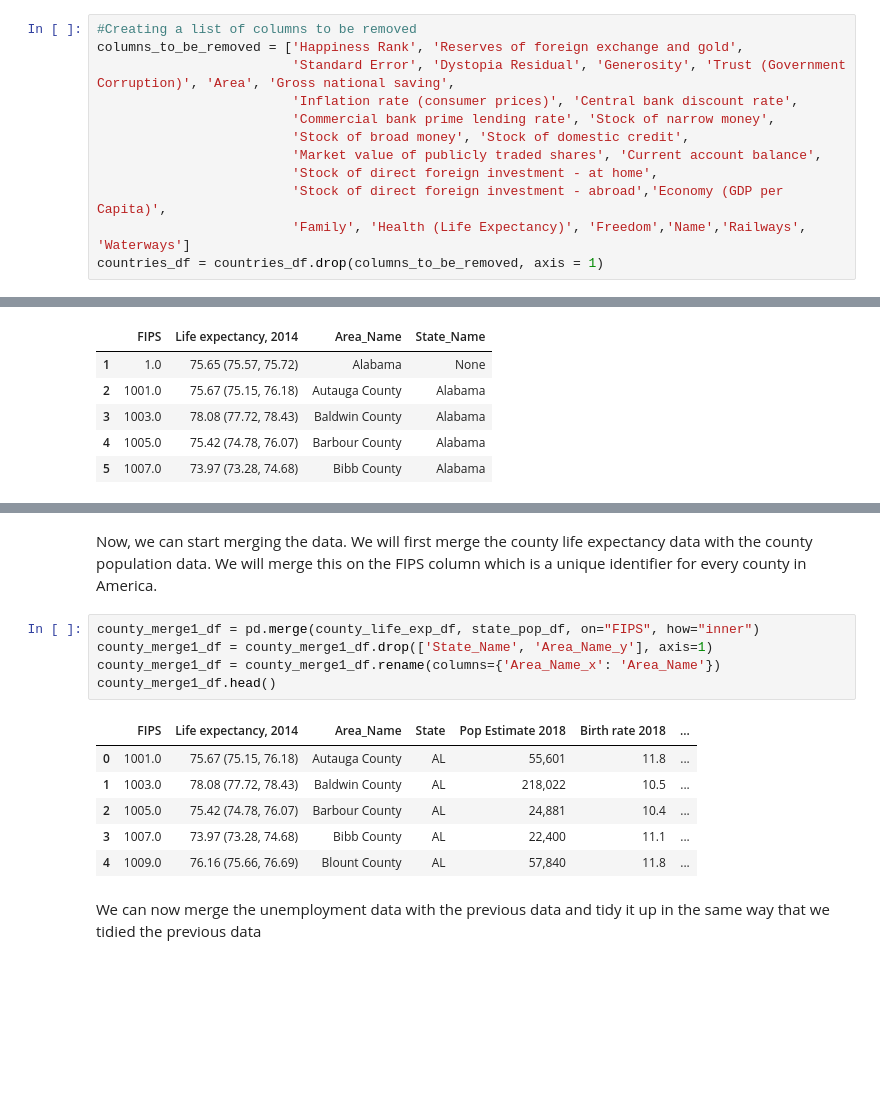
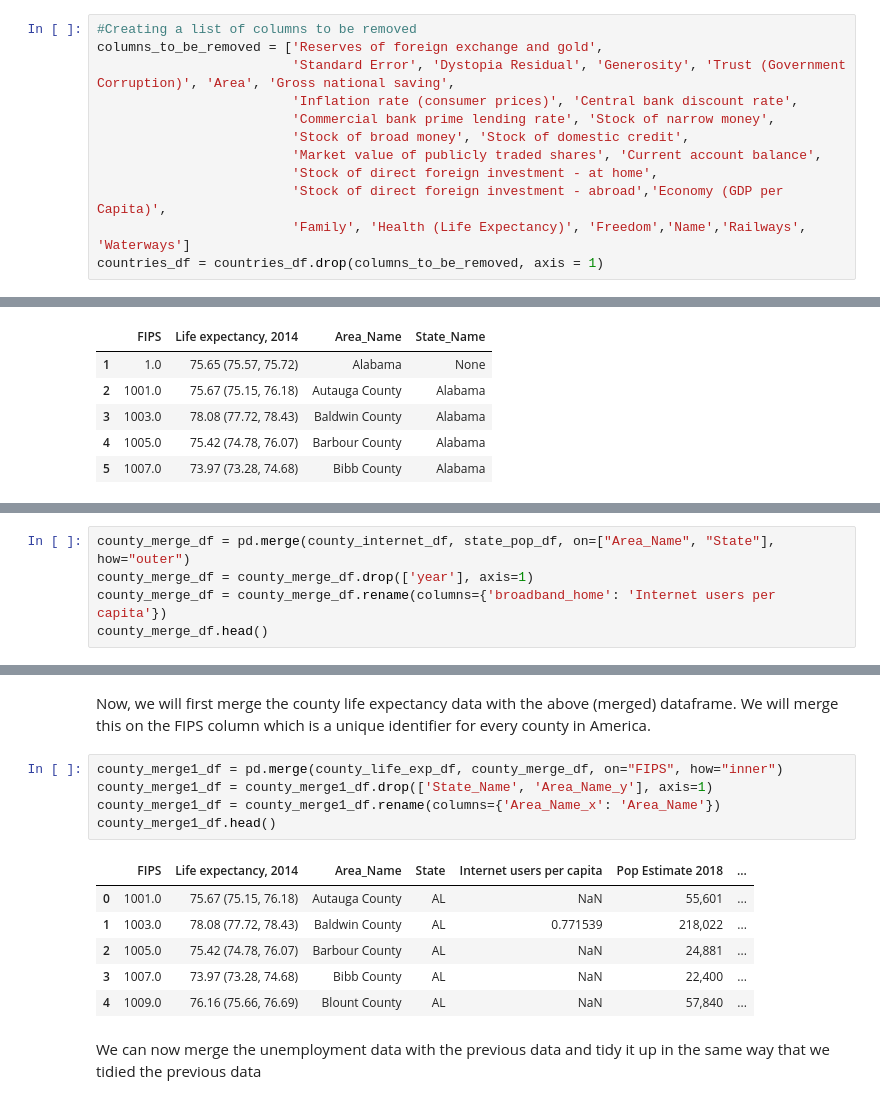
Before and after one commit to mcatalano26/Data-Science-Final-Project, a Jupyter notebook: Data Wrangling.ipynb, the cells around one changed output, grey strips where cells are left out. Cells and saved outputs as stored; diff of their text form; blank space fills up the shorter version.

```diff
--- a/Data Wrangling.ipynb
+++ b/Data Wrangling.ipynb
@@ -156,6 +202,6 @@ The first step will be to remove all the columns that we won't be looking at. We
 # %%
 #Creating a list of columns to be removed
-columns_to_be_removed = ['Happiness Rank', 'Reserves of foreign exchange and gold',
+columns_to_be_removed = ['Reserves of foreign exchange and gold',
                          'Standard Error', 'Dystopia Residual', 'Generosity', 'Trust (Government Corruption)', 'Area', 'Gross national saving',
                          'Inflation rate (consumer prices)', 'Central bank discount rate',
                          'Commercial bank prime lending rate', 'Stock of narrow money',
@@ -365,0 +495,5 @@ county_life_exp_df.head()
+# %%
+county_merge_df = pd.merge(county_internet_df, state_pop_df, on=["Area_Name", "State"], how="outer")
+county_merge_df = county_merge_df.drop(['year'], axis=1)
+county_merge_df = county_merge_df.rename(columns={'broadband_home': 'Internet users per capita'})
+county_merge_df.head()
@@ -366,17 +507,17 @@ county_life_exp_df.head()
 # %% [markdown]
-Now, we can start merging the data. We will first merge the county life expectancy data with the county population data. We will merge this on the FIPS column which is a unique identifier for every county in America.
+Now, we will first merge the county life expectancy data with the above (merged) dataframe. We will merge this on the FIPS column which is a unique identifier for every county in America.
 # %%
-county_merge1_df = pd.merge(county_life_exp_df, state_pop_df, on="FIPS", how="inner")
+county_merge1_df = pd.merge(county_life_exp_df, county_merge_df, on="FIPS", how="inner")
 county_merge1_df = county_merge1_df.drop(['State_Name', 'Area_Name_y'], axis=1)
 county_merge1_df = county_merge1_df.rename(columns={'Area_Name_x': 'Area_Name'})
 county_merge1_df.head()
 # %% [output]
-|  | FIPS | Life expectancy, 2014 | Area_Name | State | Pop Estimate 2018 | Birth rate 2018 | ... |
-| 0 | 1001.0 | 75.67 (75.15, 76.18) | Autauga County | AL | 55,601 | 11.8 | ... |
-| 1 | 1003.0 | 78.08 (77.72, 78.43) | Baldwin County | AL | 218,022 | 10.5 | ... |
-| 2 | 1005.0 | 75.42 (74.78, 76.07) | Barbour County | AL | 24,881 | 10.4 | ... |
-| 3 | 1007.0 | 73.97 (73.28, 74.68) | Bibb County | AL | 22,400 | 11.1 | ... |
-| 4 | 1009.0 | 76.16 (75.66, 76.69) | Blount County | AL | 57,840 | 11.8 | ... |
+|  | FIPS | Life expectancy, 2014 | Area_Name | State | Internet users per capita | Pop Estimate 2018 | ... |
+| 0 | 1001.0 | 75.67 (75.15, 76.18) | Autauga County | AL | NaN | 55,601 | ... |
+| 1 | 1003.0 | 78.08 (77.72, 78.43) | Baldwin County | AL | 0.771539 | 218,022 | ... |
+| 2 | 1005.0 | 75.42 (74.78, 76.07) | Barbour County | AL | NaN | 24,881 | ... |
+| 3 | 1007.0 | 73.97 (73.28, 74.68) | Bibb County | AL | NaN | 22,400 | ... |
+| 4 | 1009.0 | 76.16 (75.66, 76.69) | Blount County | AL | NaN | 57,840 | ... |
 # %% [markdown]
 We can now merge the unemployment data with the previous data and tidy it up in the same way that we tidied the previous data
 # %%
```
Also changed, not shown: parts of 62 cells of this notebook, 12 other files.
